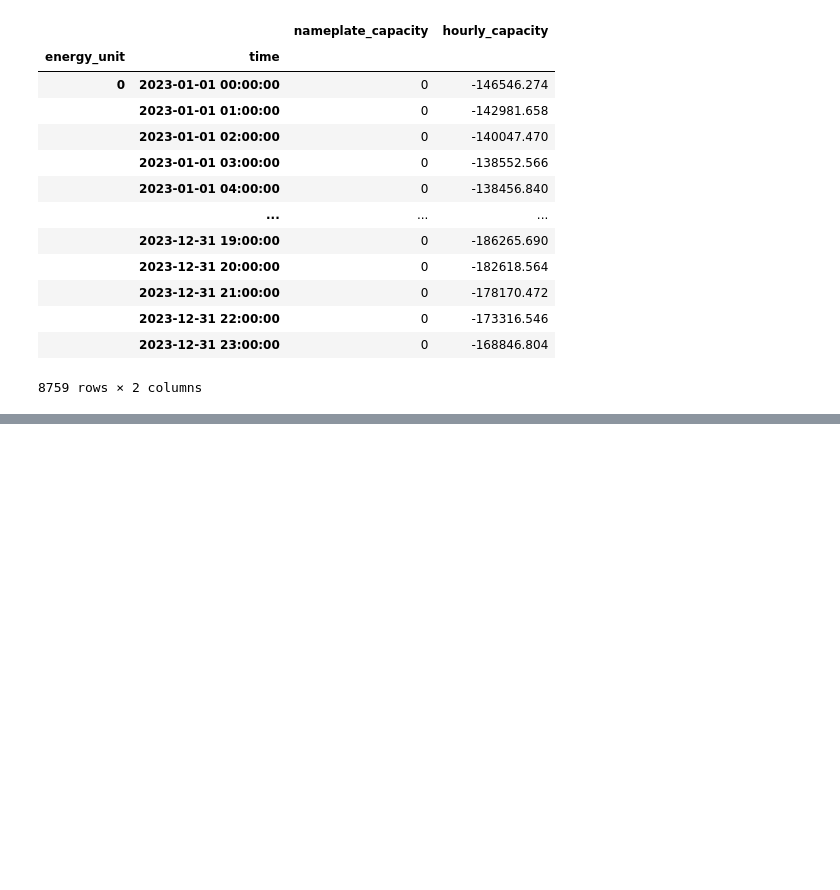
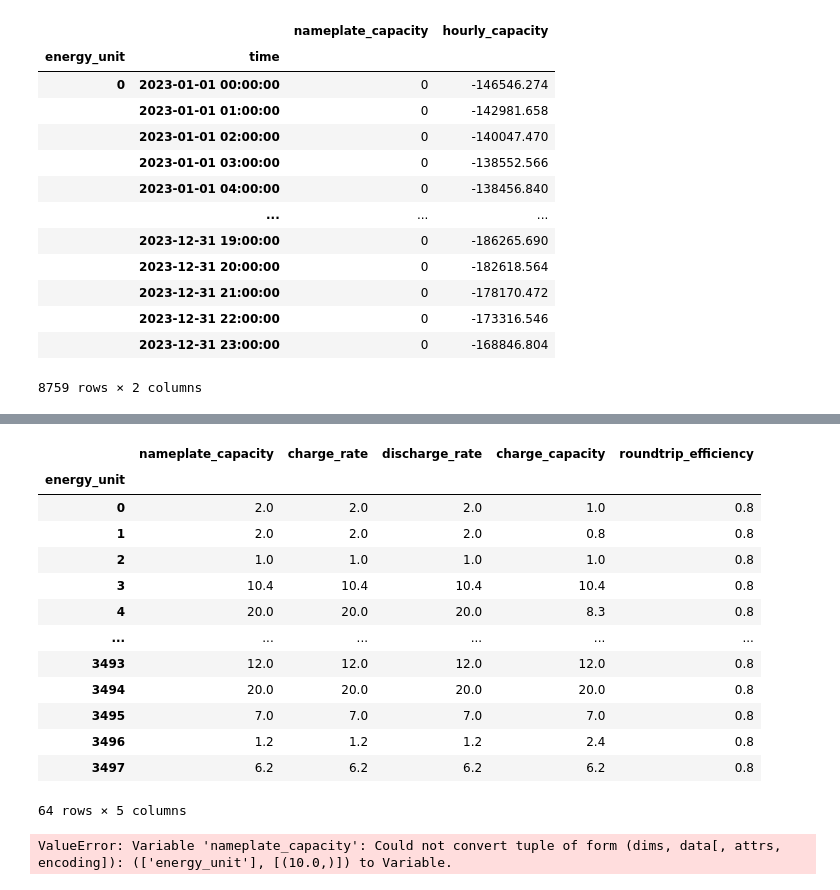
Before and after one commit to ijbd/assetra, a Jupyter notebook: examples/pjm_2023_test/pjm_test_preprocessing.ipynb, the cells around one changed output, grey strips where cells are left out. Saved outputs shown, nothing was run; the diff lists cells and outputs as text; code cells hidden in the pictures; blank space fills up the shorter version.

```diff
--- a/examples/pjm_2023_test/pjm_test_preprocessing.ipynb
+++ b/examples/pjm_2023_test/pjm_test_preprocessing.ipynb
@@ -503,0 +736,47 @@ KeyError: "not all values found in index 'time'"
+# %%
+storageUnits = xr.open_dataset(data_folder/ "pjm_energy_system/StorageUnit.assetra.nc")
+storageUnits.to_dataframe() #.to_csv("demandunit.csv")
+# %% [output]
+|  | nameplate_capacity | charge_rate | discharge_rate | charge_capacity | roundtrip_efficiency |
+| energy_unit |  |  |  |  |  |
+| 0 | 2.0 | 2.0 | 2.0 | 1.0 | 0.8 |
+| 1 | 2.0 | 2.0 | 2.0 | 0.8 | 0.8 |
+| 2 | 1.0 | 1.0 | 1.0 | 1.0 | 0.8 |
+| 3 | 10.4 | 10.4 | 10.4 | 10.4 | 0.8 |
+| 4 | 20.0 | 20.0 | 20.0 | 8.3 | 0.8 |
+| ... | ... | ... | ... | ... | ... |
+| 3493 | 12.0 | 12.0 | 12.0 | 12.0 | 0.8 |
+| 3494 | 20.0 | 20.0 | 20.0 | 20.0 | 0.8 |
+| 3495 | 7.0 | 7.0 | 7.0 | 7.0 | 0.8 |
+| 3496 | 1.2 | 1.2 | 1.2 | 2.4 | 0.8 |
+| 3497 | 6.2 | 6.2 | 6.2 | 6.2 | 0.8 |
+64 rows × 5 columns
+# %%
+from assetra.units import StorageUnit
+from assetra.system import EnergySystemBuilder
+from assetra.units import StochasticUnit
+
+additional_storage_STORAGE_EFFICIENCY = 0.85
+additional_storage_nameplate_capacity = 10.0
+additional_storage_nameplate_capacity = additional_storage_nameplate_capacity,
+additional_storage_charge_rate = additional_storage_nameplate_capacity,
+additional_storage_discharge_rate = additional_storage_nameplate_capacity,
+additional_storage_charge_capacity = additional_storage_nameplate_capacity,
+additional_storage_roundtrip_efficiency = additional_storage_STORAGE_EFFICIENCY
+
+
+# add unit to energy system
+builder = EnergySystemBuilder()
+builder.add_unit(
+    StorageUnit(
+    id=energy_system.size,
+    nameplate_capacity=additional_storage_nameplate_capacity,
+    charge_rate=additional_storage_charge_rate,
+    discharge_rate=additional_storage_discharge_rate,
+    charge_capacity=additional_storage_charge_capacity,
+    roundtrip_efficiency=additional_storage_roundtrip_efficiency
+    )
+)
+additional_system = builder.build()
+# %% [output]
+ValueError: Variable 'nameplate_capacity': Could not convert tuple of form (dims, data[, attrs, encoding]): (['energy_unit'], [(10.0,)]) to Variable.
```
Also changed, not shown: parts of 20 cells of this notebook.
